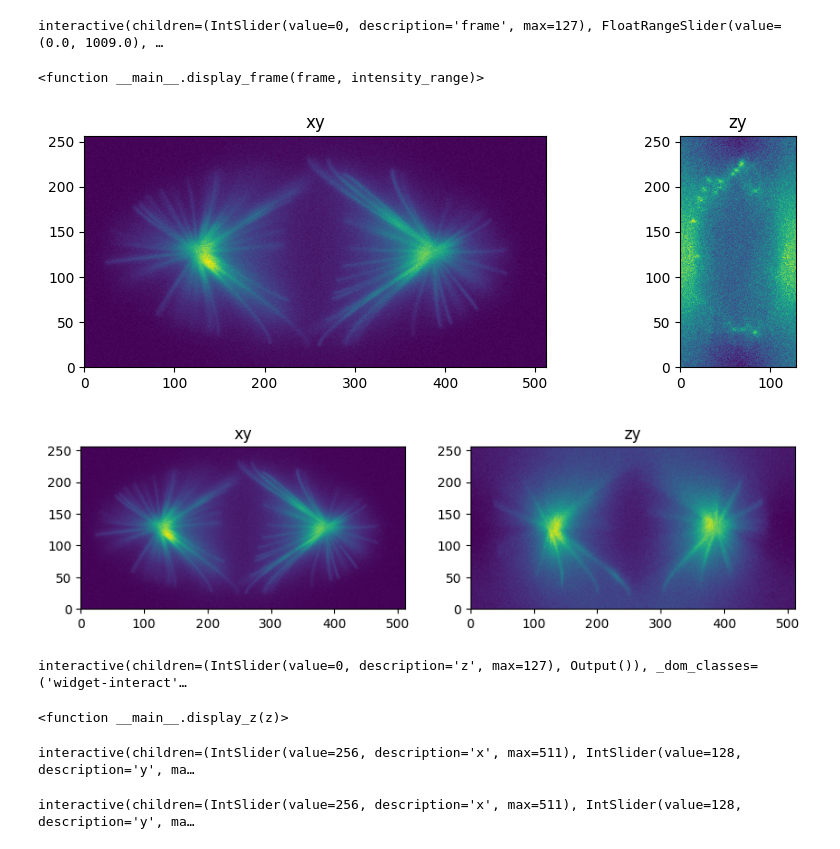
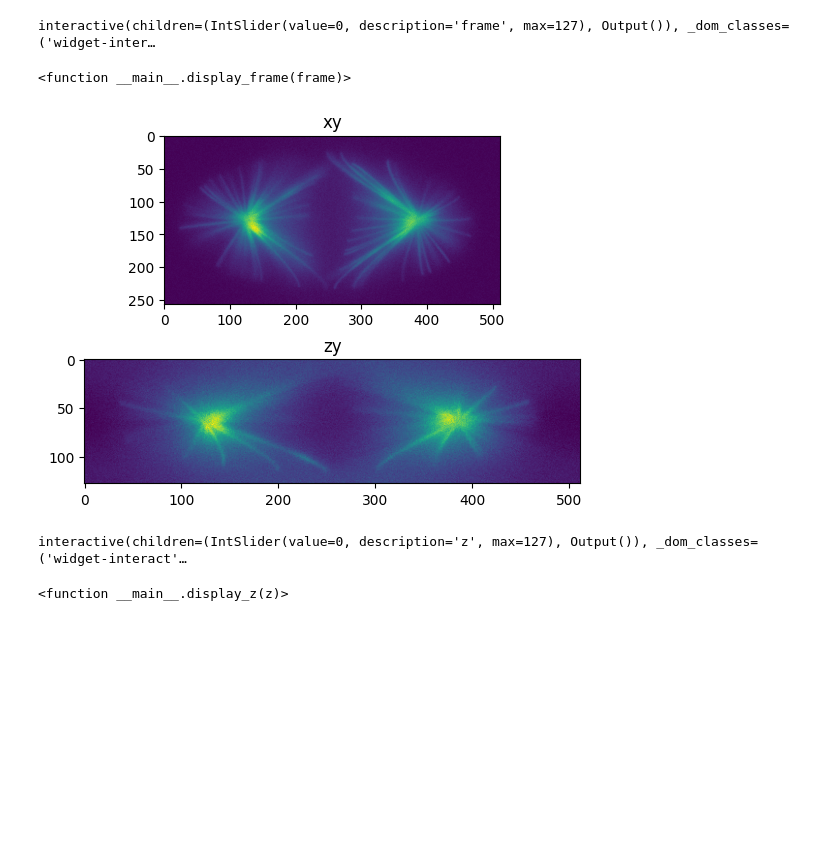
Before and after one commit to True-North-Intelligent-Algorithms/tnia-python, a Jupyter notebook: notebooks/plotting/interactive_stacks.ipynb, the cells around one changed output. Drawn from its saved outputs; the diff is of its cells as text; code cells hidden in the pictures; blank space fills up the shorter version.

Commit message:
Continue work on interactive orthogonal slice viewer

```diff
--- a/notebooks/plotting/interactive_stacks.ipynb
+++ b/notebooks/plotting/interactive_stacks.ipynb
@@ -1,99 +1,59 @@
 # %%
 from skimage.io import imread
-dir_name='D:\\images\\'
+dir_name='/home/bnorthan/Images/'
 im_name = dir_name+'tnia-python-images/deconvolution/microtubules/input.tif'
 im=imread(im_name)
 # %%
 import numpy as np
 import matplotlib.pyplot as plt
 from ipywidgets import interact, IntSlider, FloatRangeSlider
-from IPython.core.display import display
 
 # Define a function to display a 2D frame of the array with a given intensity range
-def display_frame(frame, intensity_range):
-    plt.imshow(im[frame], cmap='gray', vmin=intensity_range[0], vmax=intensity_range[1])
+def display_frame(frame):
+    plt.imshow(im[frame])
     plt.show()
 
 # Use the interact function to create slider widgets that control the frame number and intensity range
 frame_slider = IntSlider(min=0, max=im.shape[0]-1, step=1, value=0)
-range_slider = FloatRangeSlider(min=np.min(im), max=np.max(im), step=0.1,
-                                value=[np.min(im), np.max(im)], description='Intensity Range')
-
 
 # Use the interact function to create a slider widget that controls the frame number
-interact(display_frame, frame=frame_slider, intensity_range=range_slider)
+interact(display_frame, frame=frame_slider)
 # %% [output]
-interactive(children=(IntSlider(value=0, description='frame', max=127), FloatRangeSlider(value=(0.0, 1009.0), …
+interactive(children=(IntSlider(value=0, description='frame', max=127), Output()), _dom_classes=('widget-inter…
-<function __main__.display_frame(frame, intensity_range)>
+<function __main__.display_frame(frame)>
-# %%
-from tnia.plotting.projections import show_xy_zy_slice
-
-fig=show_xy_zy_slice(im, im.shape[2]//2, im.shape[1]//2, im.shape[0]//2, )
-# %% [output]
-[figure, removed]
 # %%
-from matplotlib import gridspec
-
-figsize = (10, 10)
-fig=plt.figure(figsize=figsize)
+fig=plt.figure()
 
 xy = im[im.shape[0]//2,:,:]
 zy = im[:,im.shape[1]//2,:]
 
-sxy=1
-sz=1
+ax0=fig.add_subplot(211)
+ax1=fig.add_subplot(212)
 
-colormap=None
-vmax=None
-
-xdim = xy.shape[1]
-ydim = xy.shape[0]
-zdim = zy.shape[1]
-
-z_xy_ratio=1
-
-if sxy!=sz:
-    z_xy_ratio=sz/sxy
-
-spec=gridspec.GridSpec(ncols=2, nrows=1, height_ratios=[ydim], width_ratios=[xdim,zdim*z_xy_ratio],hspace=.01)
-
-ax0=fig.add_subplot(spec[0])
-ax1=fig.add_subplot(spec[1])
-
-if z_xy_ratio!=1:
-    #xz=resize(xz, (int(xz.shape[0]*z_xy_ratio), xz.shape[1]))
-    zy=resize(zy, (zy.shape[0], int(zy.shape[1]*z_xy_ratio)))
-
-ax0.imshow(xy, colormap, vmax=vmax, extent = [0, xdim*sxy, 0, ydim*sxy])
+ax0.imshow(xy)
 ax0.set_title('xy')
-ax1.imshow(zy, colormap, vmax=vmax, extent = [0, zdim*sz, 0, ydim*sxy])
+ax1.imshow(zy)
 ax1.set_title('zy')
 
 # Define a function to display a 2D frame of the array with a given intensity range
 def display_z(z):
     xy = im[z,:,:]
-    ax0.imshow(xy, colormap, vmax=vmax, extent = [0, xdim*sxy, 0, ydim*sxy])
+    ax0.imshow(xy)
     fig.canvas.draw()
-    print('hello'+str(z))
-    plt.show()
+    print('slice is '+str(z))
 
 z_slider = IntSlider(min=0, max=im.shape[0]-1, step=1, value=0)
 
-
 interact(display_z, z=z_slider)
 # %% [output]
-[figure, old version]
+[figure, new version]
 interactive(children=(IntSlider(value=0, description='z', max=127), Output()), _dom_classes=('widget-interact'…
 <function __main__.display_z(z)>
 # %%
 from tnia.plotting.interactive_projections import show_xyz_slice_interactive
 
 show_xyz_slice_interactive(im, sxy=1, sz=1,figsize=(10,7), colormap=None, vmax=None)
-# %% [output]
-interactive(children=(IntSlider(value=256, description='x', max=511), IntSlider(value=128, description='y', ma…
 # %%
 interactive_xyz(im)
-# %% [output]
-interactive(children=(IntSlider(value=256, description='x', max=511), IntSlider(value=128, description='y', ma…
 # %%
 import stackview
```
Also changed, not shown: parts of 1 cell of this notebook, 1 other file.
